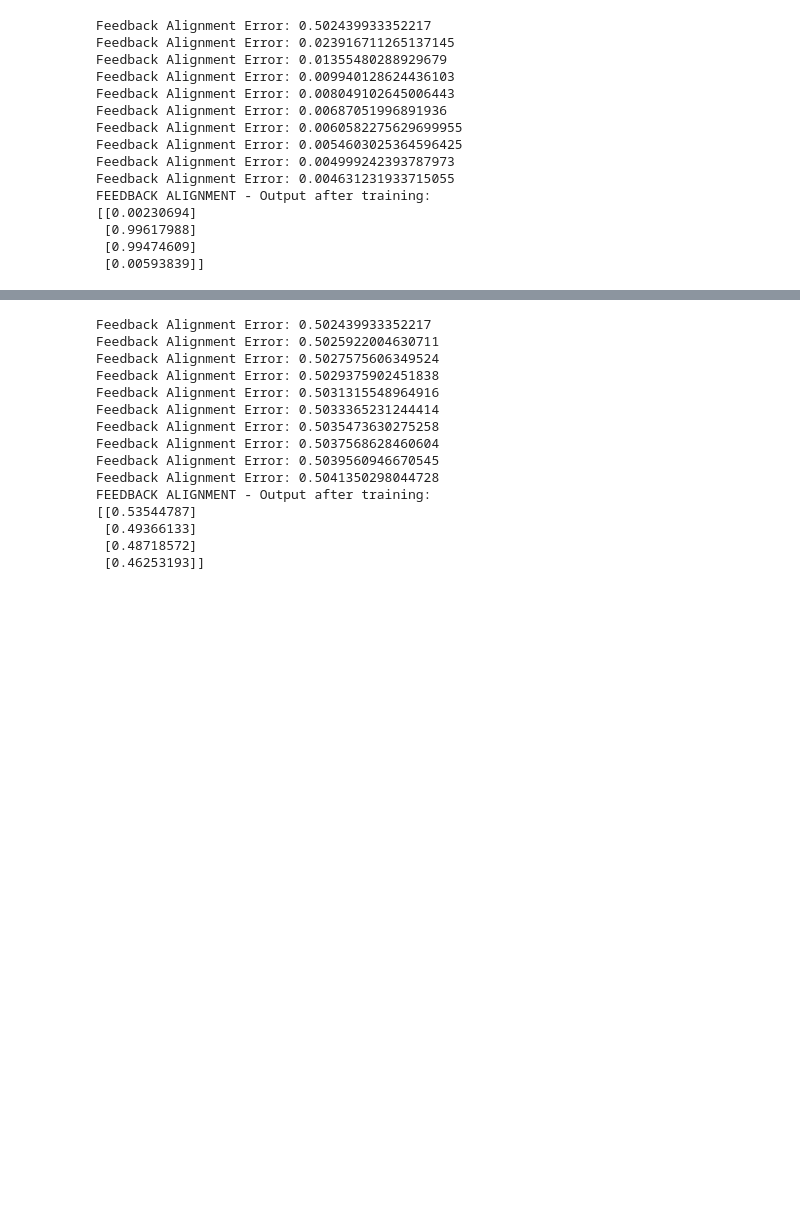
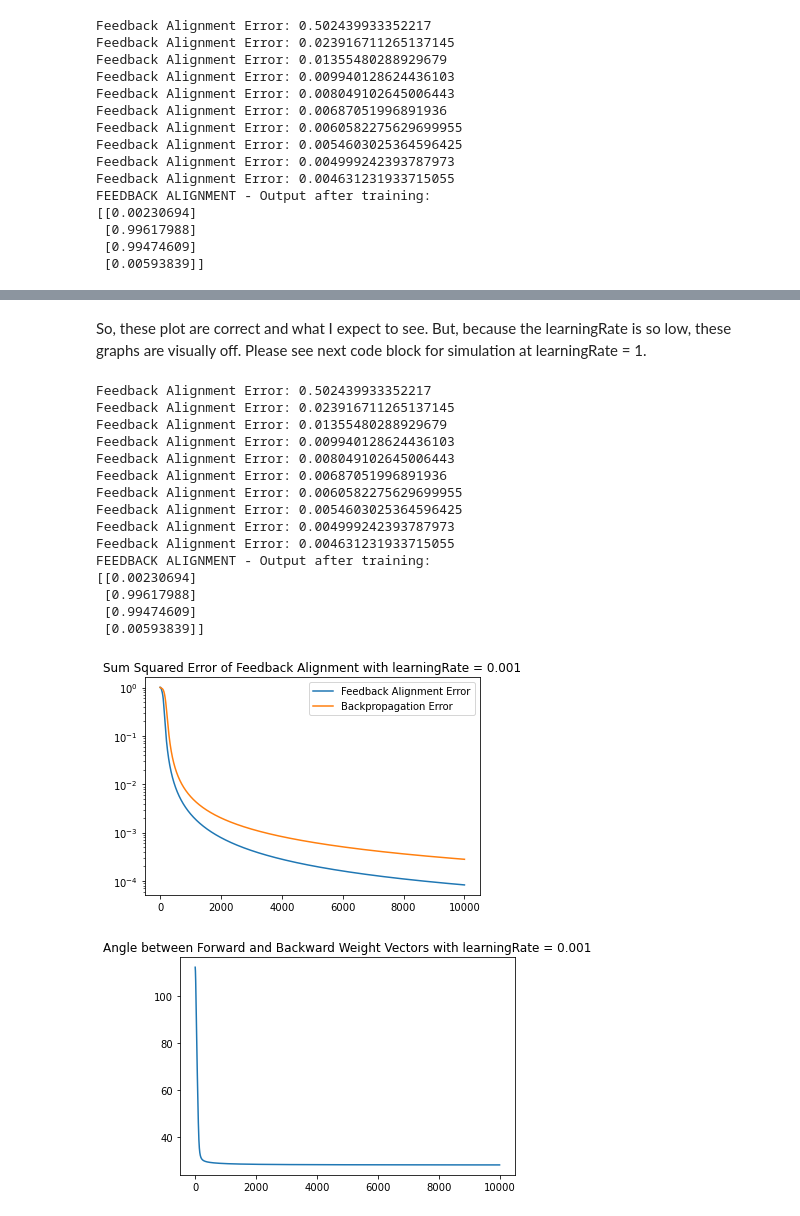
Before and after one commit to alexandermervar/cogs-q355, a Jupyter notebook: Assignments/Assignment 6/Biological Plausibility.ipynb, the cells around one changed output, grey strips where cells are left out. Drawn from its saved outputs; the diff is of its cells as text; code cells hidden in the pictures; blank space fills up the shorter version.

```diff
--- a/Assignments/Assignment 6/Biological Plausibility.ipynb
+++ b/Assignments/Assignment 6/Biological Plausibility.ipynb
@@ -217,5 +263,11 @@ BACKPROPOGATION - Output after training:
+# %% [markdown]
+So, these plot are correct and what I expect to see. But, because the learningRate is so low, these graphs are visually off. Please see next code block for simulation at learningRate = 1.
 # %%
 import numpy as np
+import matplotlib.pyplot as plt
+import math
+
+learningRate = 1
 
 def nonlin(x, deriv=False):
     if (deriv==True):
@@ -237,6 +289,12 @@ forwardSyn1 = 2*np.random.random((10,1)) - 1
 # New fixed backward weights with SMALL and RANDOM values
 backwardSyn0 = 2*np.random.random((1,10)) - 1
 
+# Create an empty array for SSE
+squaredError = []
+
+# Create an empty array for the angle between weight vectors
+angle = []
+
 # training step
 for i in range(10000):
 
@@ -245,47 +303,66 @@ for i in range(10000):
     fl2 = nonlin(np.dot(fl1, forwardSyn1))
 
     l2_error = y - fl2
+
+    # Add value to squaredError array
+    squaredError.append(sum(l2_error**2))
 
     # Feedback Alignment Network Nodes
     bl0 = y - fl2
     bl1 = np.dot(bl0, backwardSyn0)
 
     if(i % 1000) == 0:
         print("Feedback Alignment Error: " + str(np.mean(np.abs(l2_error))))
 
     # ========================
     # Old Backpropagation Code
     # oldl2_delta = l2_error*nonlin(fl2, deriv=True)
 
     # oldl1_error = l2_delta.dot(forwardSyn1.T)
 
     # oldl1_delta = l1_error * nonlin(fl1,deriv=True)
     # ======================
 
     # update synapse weights
     l2_delta = bl0 * learningRate * nonlin(fl2, deriv=True)
-    #TODO: Uncomment line below if Professor Brown says this is incorrect
-    # l1_error = l2_delta.dot(backwardSyn0)
     l1_delta = bl1 * learningRate * nonlin(fl1, deriv=True)
 
     forwardSyn1 += fl1.T.dot(l2_delta)
     forwardSyn0 += fl0.T.dot(l1_delta)
 
+    # Calculate the angle between the weight vectors backwardSyn0 and forwardSyn1
+    dotProduct = np.dot(backwardSyn0, forwardSyn1)
+    angleBetween = np.arccos(dotProduct/(np.sqrt(np.sum((backwardSyn0**2))*np.sum((forwardSyn1**2)))))
+    # Add value to angle array
+    angle.append(math.degrees(angleBetween[0][0]))
+
 print("FEEDBACK ALIGNMENT - Output after training:")
 print(fl2)
+
+plt.semilogy(squaredError)
+plt.semilogy(backpropError)
+plt.legend(["Feedback Alignment Error", "Backpropagation Error"])
+plt.title("Sum Squared Error of Feedback Alignment with learningRate = 0.001")
+plt.show()
+
+plt.plot(angle)
+plt.title("Angle between Forward and Backward Weight Vectors with learningRate = 0.001")
+plt.show()
 # %% [output]
 Feedback Alignment Error: 0.502439933352217
-Feedback Alignment Error: 0.5025922004630711
-Feedback Alignment Error: 0.5027575606349524
-Feedback Alignment Error: 0.5029375902451838
-Feedback Alignment Error: 0.5031315548964916
-Feedback Alignment Error: 0.5033365231244414
-Feedback Alignment Error: 0.5035473630275258
-Feedback Alignment Error: 0.5037568628460604
-Feedback Alignment Error: 0.5039560946670545
-Feedback Alignment Error: 0.5041350298044728
+Feedback Alignment Error: 0.023916711265137145
+Feedback Alignment Error: 0.01355480288929679
+Feedback Alignment Error: 0.009940128624436103
+Feedback Alignment Error: 0.008049102645006443
+Feedback Alignment Error: 0.00687051996891936
+Feedback Alignment Error: 0.0060582275629699955
+Feedback Alignment Error: 0.0054603025364596425
+Feedback Alignment Error: 0.004999242393787973
+Feedback Alignment Error: 0.004631231933715055
 FEEDBACK ALIGNMENT - Output after training:
-[[0.53544787]
- [0.49366133]
- [0.48718572]
- [0.46253193]]
+[[0.00230694]
+ [0.99617988]
+ [0.99474609]
+ [0.00593839]]
+[figure, added]
+[figure, added]
```
Also changed, not shown: parts of 11 cells of this notebook, 8 other files.
